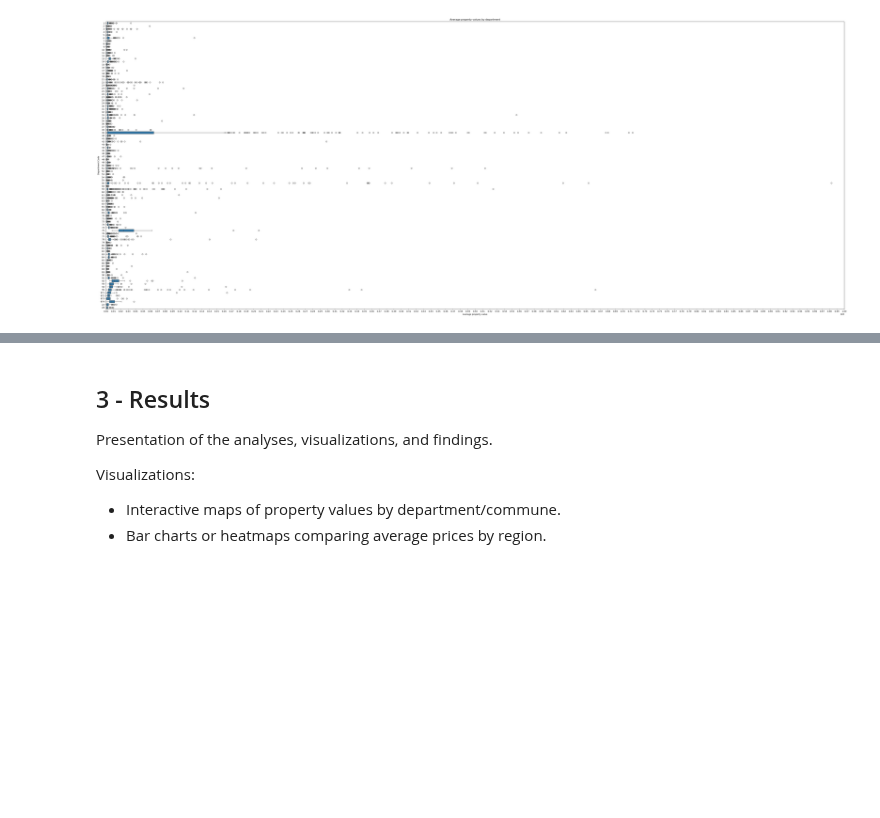
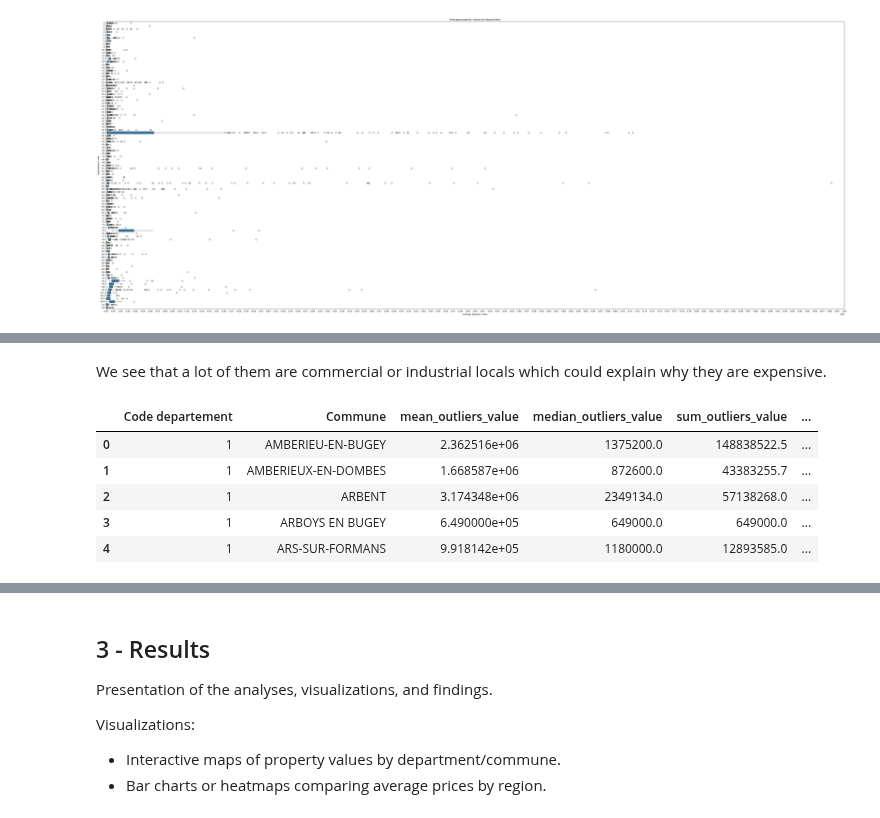
Before and after one commit to Kal3idoscope/Land-data-analysis-French-market, a Jupyter notebook: geographical_comparisons.ipynb, the cells around one changed output, grey strips where cells are left out. Drawn from its saved outputs; the diff is of its cells as text; code cells hidden in the pictures; blank space fills up the shorter version.

```diff
--- a/geographical_comparisons.ipynb
+++ b/geographical_comparisons.ipynb
@@ -214,0 +262,20 @@ plt.show()
+# %% [markdown]
+We see that a lot of them are commercial or industrial locals which could explain why they are expensive.
+# %%
+#### GROUPING OUTLIERS BY DEPARTMENT AND COMMUNE ####
+grouped_outliers = outliers.groupby(['Code departement', 'Commune'], observed=True).agg(
+    mean_outliers_value=('Valeur fonciere', 'mean'),
+    median_outliers_value=('Valeur fonciere', 'median'),
+    sum_outliers_value=('Valeur fonciere', 'sum'),
+    count_outliers_transactions=('Valeur fonciere', 'count'),
+    outliers_avg_price_per_sq_meter=('price_per_sq_meter', 'mean')
+).reset_index()
+
+grouped_outliers.head()
+# %% [output]
+|  | Code departement | Commune | mean_outliers_value | median_outliers_value | sum_outliers_value | ... |
+| 0 | 1 | AMBERIEU-EN-BUGEY | 2.362516e+06 | 1375200.0 | 148838522.5 | ... |
+| 1 | 1 | AMBERIEUX-EN-DOMBES | 1.668587e+06 | 872600.0 | 43383255.7 | ... |
+| 2 | 1 | ARBENT | 3.174348e+06 | 2349134.0 | 57138268.0 | ... |
+| 3 | 1 | ARBOYS EN BUGEY | 6.490000e+05 | 649000.0 | 649000.0 | ... |
+| 4 | 1 | ARS-SUR-FORMANS | 9.918142e+05 | 1180000.0 | 12893585.0 | ... |
```
Also changed, not shown: parts of 12 cells of this notebook, 1 other file.
